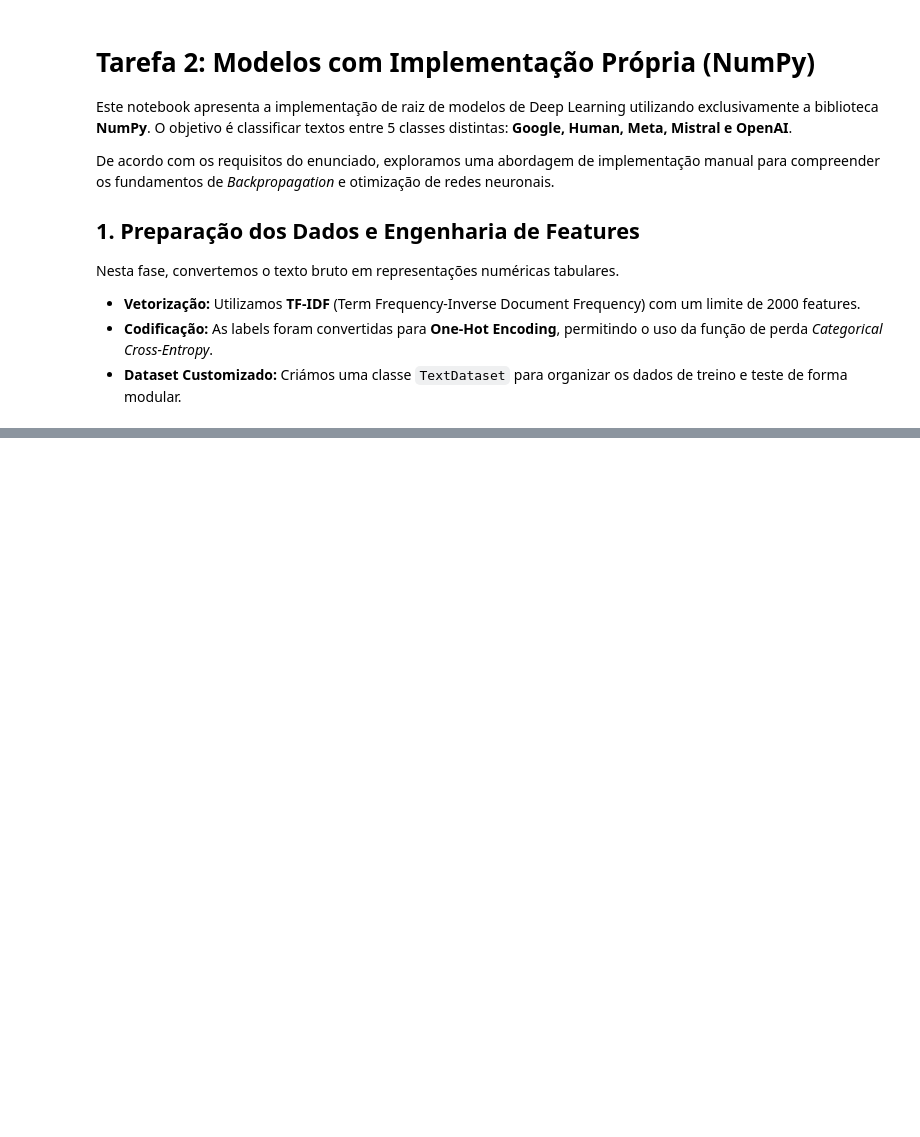
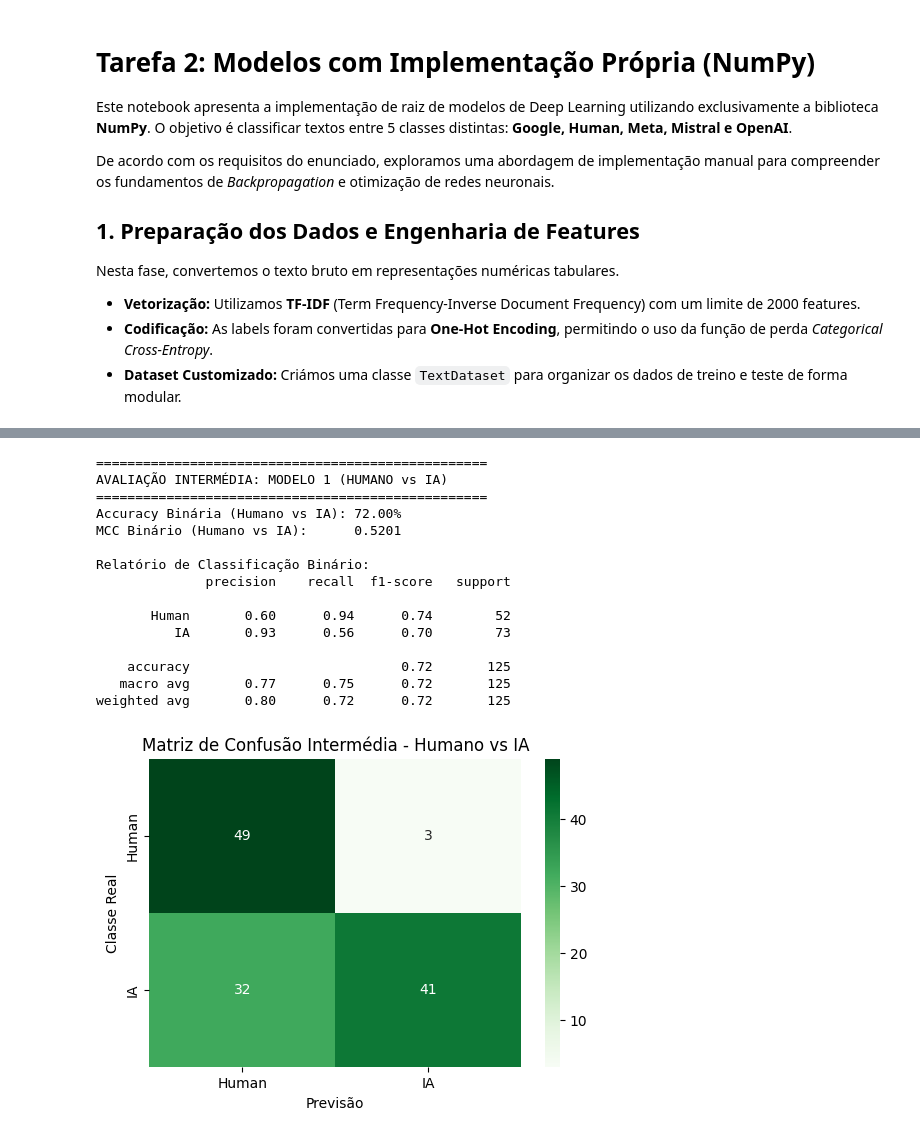
Before and after one commit to hhtomaswt11/HumanVsAI-TextClassifier--AP, a Jupyter notebook: notebooks/modelos_implementacao.ipynb, the cells around one changed output, grey strips where cells are left out. Drawn from its saved outputs; the diff is of its cells as text; code cells hidden in the pictures; blank space fills up the shorter version.

```diff
--- a/notebooks/modelos_implementacao.ipynb
+++ b/notebooks/modelos_implementacao.ipynb
@@ -224,0 +339,57 @@ Após o treino extensivo de 200 epochs, comparamos os dois modelos implementados
+# %%
+from sklearn.metrics import matthews_corrcoef, classification_report
+
+print("\n" + "="*50)
+print("AVALIAÇÃO INTERMÉDIA: MODELO 1 (HUMANO vs IA)")
+print("="*50)
+
+# 1. Converter as labels do dataset do professor para Binário ('Human' ou 'IA')
+y_ex_bin = np.where(df_exemplos['Label'] == 'Human', 'Human', 'IA')
+
+# 2. Vetorizar os textos do professor usando o TF-IDF do Modelo 1
+X_ex_tfidf1 = tfidf1.transform(X_ex).toarray()
+
+# Criar o Dataset temporário (o dummy_y é apenas para preencher o requisito da tua classe TextDataset)
+dummy_y_ex1 = np.zeros((len(X_ex), len(classes1)))
+ds_ex1 = TextDataset(X_ex_tfidf1, dummy_y_ex1)
+
+# 3. Fazer as previsões APENAS na Rede 1
+y_pred_prob_ex1 = net1.predict(ds_ex1)
+
+# 4. Converter as probabilidades para as classes ('Human' ou 'IA')
+preds_ex_bin = [classes1[np.argmax(p)] for p in y_pred_prob_ex1]
+
+# 5. Calcular Accuracy e MCC
+acc_bin = accuracy_score(y_ex_bin, preds_ex_bin)
+mcc_bin = matthews_corrcoef(y_ex_bin, preds_ex_bin)
+
+print(f"Accuracy Binária (Humano vs IA): {acc_bin*100:.2f}%")
+print(f"MCC Binário (Humano vs IA):      {mcc_bin:.4f}")
+print("\nRelatório de Classificação Binário:")
+print(classification_report(y_ex_bin, preds_ex_bin))
+
+# Opcional: Matriz de confusão da fase intermédia
+cm_bin = confusion_matrix(y_ex_bin, preds_ex_bin, labels=['Human', 'IA'])
+plt.figure(figsize=(6, 4))
+sns.heatmap(cm_bin, annot=True, fmt='d', cmap='Greens', xticklabels=['Human', 'IA'], yticklabels=['Human', 'IA'])
+plt.title('Matriz de Confusão Intermédia - Humano vs IA')
+plt.ylabel('Classe Real')
+plt.xlabel('Previsão')
+plt.show()
+# %% [output]
+==================================================
+AVALIAÇÃO INTERMÉDIA: MODELO 1 (HUMANO vs IA)
+==================================================
+Accuracy Binária (Humano vs IA): 72.00%
+MCC Binário (Humano vs IA):      0.5201
+
+Relatório de Classificação Binário:
+              precision    recall  f1-score   support
+
+       Human       0.60      0.94      0.74        52
+          IA       0.93      0.56      0.70        73
+
+    accuracy                           0.72       125
+   macro avg       0.77      0.75      0.72       125
+weighted avg       0.80      0.72      0.72       125
+[figure, added]
```
Also changed, not shown: parts of 15 cells of this notebook, 4 other files.
